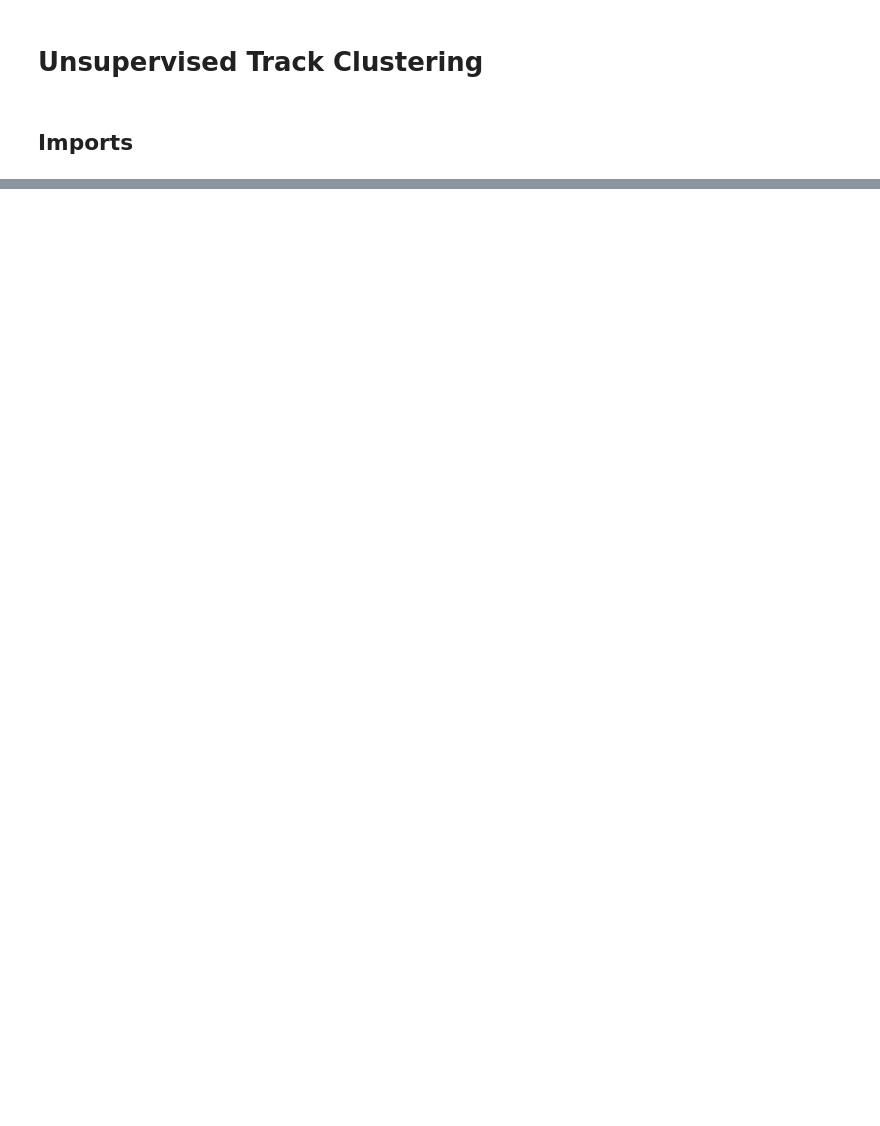
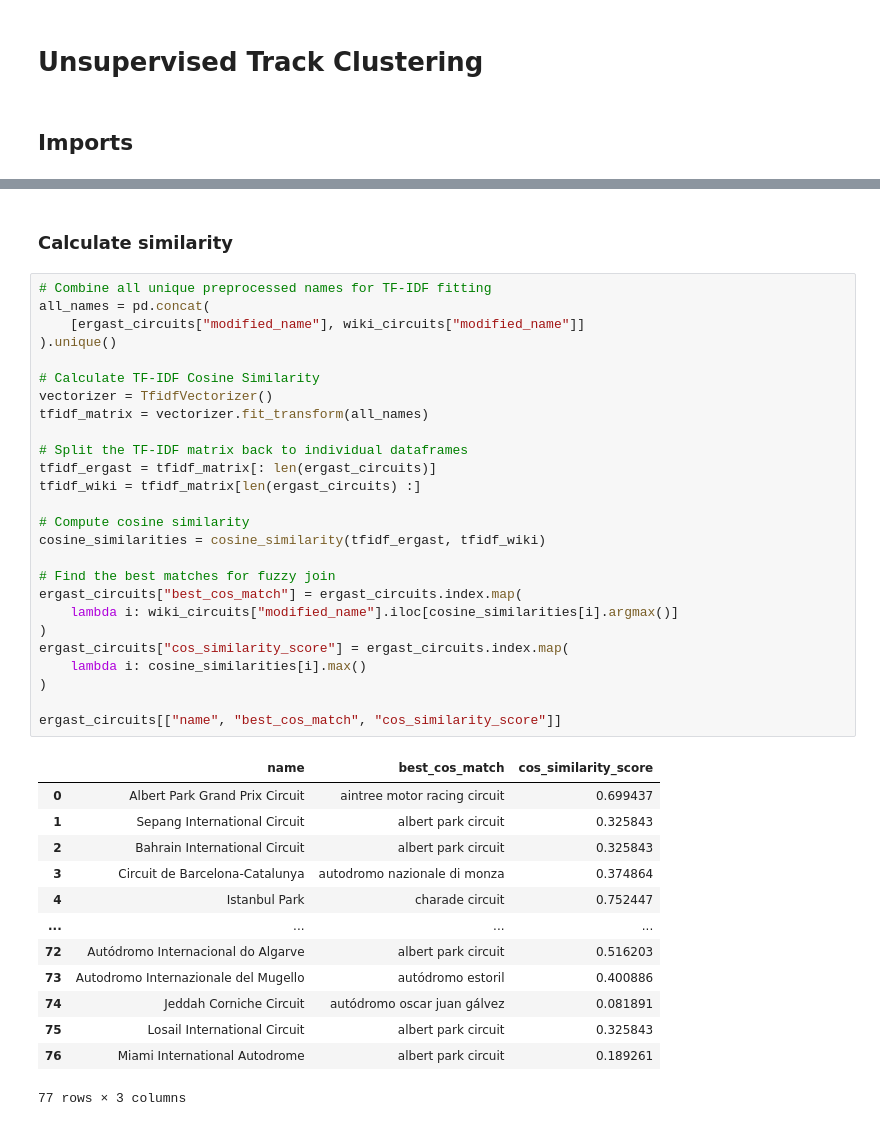
Before and after one commit to SarahAmiraslani/F1-Milestone-Tharval-Amiraslani-Korbin, a Jupyter notebook: notebooks/track-clustering.ipynb, the cells around one changed output, grey strips where cells are left out. Drawn from its saved outputs; the diff is of its cells as text; blank space fills up the shorter version.

```diff
--- a/notebooks/track-clustering.ipynb
+++ b/notebooks/track-clustering.ipynb
@@ -231,0 +148,42 @@ matched_df
+# %% [markdown]
+### Calculate similarity
+# %%
+# Combine all unique preprocessed names for TF-IDF fitting
+all_names = pd.concat(
+    [ergast_circuits["modified_name"], wiki_circuits["modified_name"]]
+).unique()
+
+# Calculate TF-IDF Cosine Similarity
+vectorizer = TfidfVectorizer()
+tfidf_matrix = vectorizer.fit_transform(all_names)
+
+# Split the TF-IDF matrix back to individual dataframes
+tfidf_ergast = tfidf_matrix[: len(ergast_circuits)]
+tfidf_wiki = tfidf_matrix[len(ergast_circuits) :]
+
+# Compute cosine similarity
+cosine_similarities = cosine_similarity(tfidf_ergast, tfidf_wiki)
+
+# Find the best matches for fuzzy join
+ergast_circuits["best_cos_match"] = ergast_circuits.index.map(
+    lambda i: wiki_circuits["modified_name"].iloc[cosine_similarities[i].argmax()]
+)
+ergast_circuits["cos_similarity_score"] = ergast_circuits.index.map(
+    lambda i: cosine_similarities[i].max()
+)
+
+ergast_circuits[["name", "best_cos_match", "cos_similarity_score"]]
+# %% [output]
+|  | name | best_cos_match | cos_similarity_score |
+| 0 | Albert Park Grand Prix Circuit | aintree motor racing circuit | 0.699437 |
+| 1 | Sepang International Circuit | albert park circuit | 0.325843 |
+| 2 | Bahrain International Circuit | albert park circuit | 0.325843 |
+| 3 | Circuit de Barcelona-Catalunya | autodromo nazionale di monza | 0.374864 |
+| 4 | Istanbul Park | charade circuit | 0.752447 |
+| ... | ... | ... | ... |
+| 72 | Autódromo Internacional do Algarve | albert park circuit | 0.516203 |
+| 73 | Autodromo Internazionale del Mugello | autódromo estoril | 0.400886 |
+| 74 | Jeddah Corniche Circuit | autódromo oscar juan gálvez | 0.081891 |
+| 75 | Losail International Circuit | albert park circuit | 0.325843 |
+| 76 | Miami International Autodrome | albert park circuit | 0.189261 |
+77 rows × 3 columns
```
Also changed, not shown: parts of 24 cells of this notebook, 1 other file.
